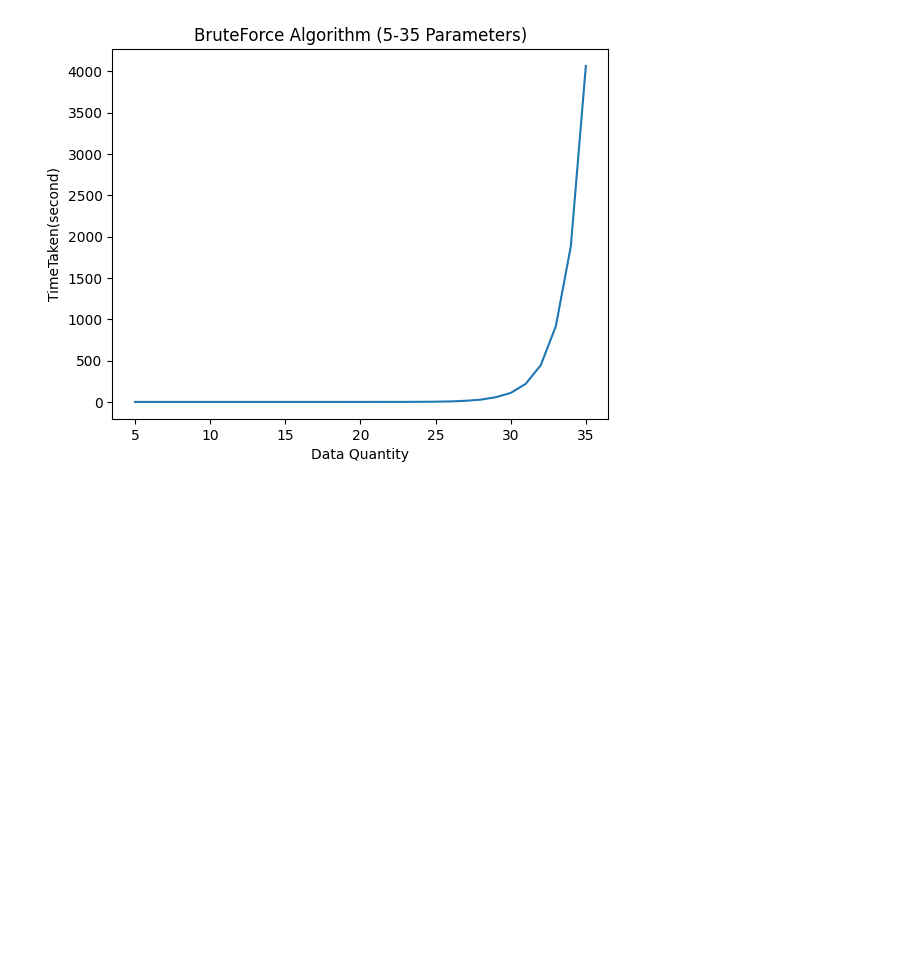
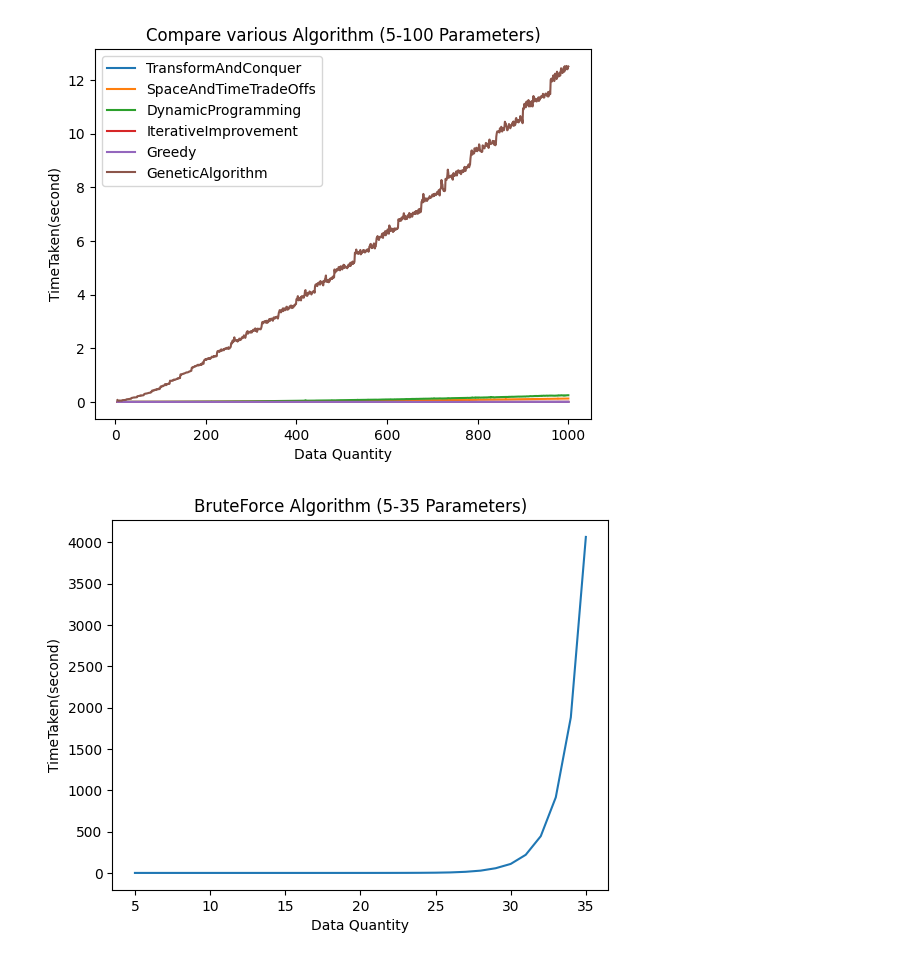
Before and after one commit to Srisuphadith/GA_Plot, a Jupyter notebook: plot.ipynb, the cells around one changed output. Cells and saved outputs as stored; diff of their text form; code cells hidden in the pictures; blank space fills up the shorter version.

```diff
--- a/plot.ipynb
+++ b/plot.ipynb
@@ -63,3 +78,20 @@ y_GeneticAlgorithm = []
+# %%
+
+plt.plot(x_TransformAndConquer, y_TransformAndConquer,label = 'TransformAndConquer')
+plt.plot(x_SpaceAndTimeTradeOffs, y_SpaceAndTimeTradeOffs,label = 'SpaceAndTimeTradeOffs')
+plt.plot(x_DynamicProgramming, y_DynamicProgramming, label = 'DynamicProgramming')
+plt.plot(x_IterativeImprovement, y_IterativeImprovement,label = 'IterativeImprovement')
+plt.plot(x_Greedy, y_Greedy,label = 'Greedy')
+plt.plot(x_GeneticAlgorithm, y_GeneticAlgorithm,label = 'GeneticAlgorithm')
+plt.legend()
+plt.title("Compare various Algorithm (5-100 Parameters)")
+plt.xlabel('Data Quantity')
+plt.ylabel('TimeTaken(second)')
+#plt.grid()
+plt.savefig("Compare_various_Algorithm_2.png")
+plt.show()
+# %% [output]
+[figure, added]
 # %%
 x_BruteForce,y_BruteForce = plot_algo(df,'BruteForce')
 x_DecreaseAndConquer,y_DecreaseAndConquer = plot_algo(df,'DecreaseAndConquer')
```
Also changed, not shown: parts of 9 cells of this notebook, 35 other files.
